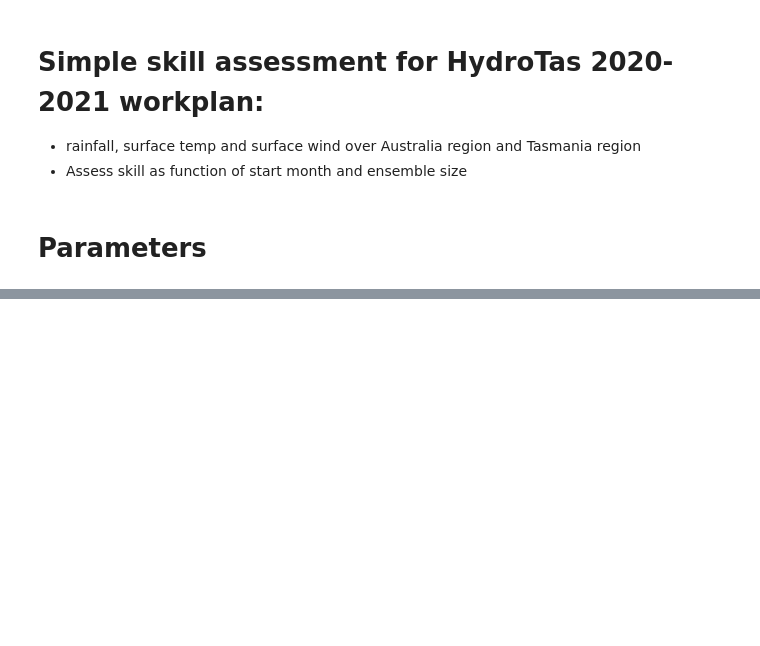
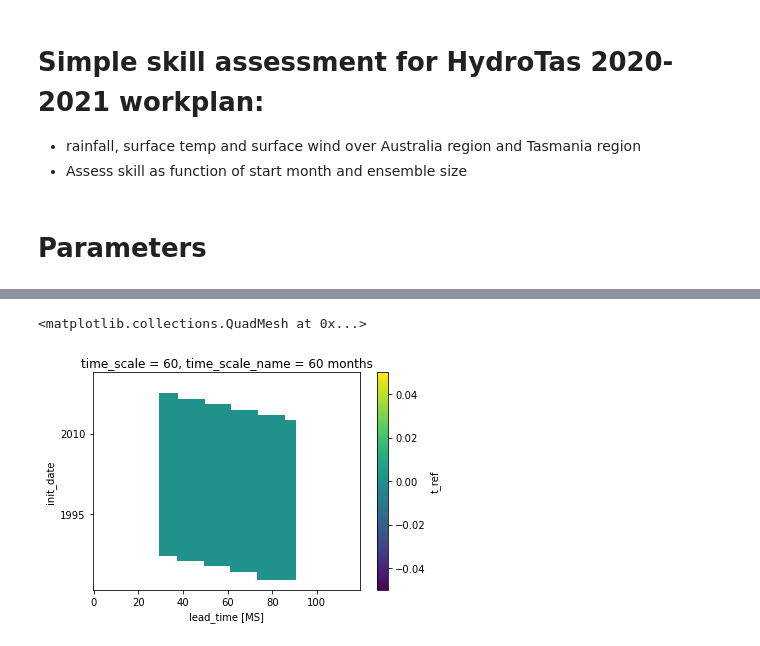
Before and after one commit to dougiesquire/hydro_tasmania, a Jupyter notebook: 2020/1.0_assess_skill.ipynb, the cells around one changed output, grey strips where cells are left out. Saved outputs shown, nothing was run; the diff lists cells and outputs as text; code cells hidden in the pictures; blank space fills up the shorter version.

```diff
--- a/2020/1.0_assess_skill.ipynb
+++ b/2020/1.0_assess_skill.ipynb
@@ -49,2 +80,3 @@ def get_climatological_probabilities(obsv, period):
 # %%
 clim_probs_mon = get_climatological_probabilities(obsv_mon, CLIM_PERIOD)
+clim_mean_mon = 0 * clim_probs_mon.mean('ensemble')
@@ -50,0 +102,6 @@ clim_probs_mon = get_climatological_probabilities(obsv_mon, CLIM_PERIOD)
+# %%
+fb = my.mask_time_period(clim_mean_mon['t_ref'], TEST_PERIOD).isel(time_scale=5)
+fb.plot()
+# %% [output]
+<matplotlib.collections.QuadMesh at 0x...>
+[figure, added]
```
Also changed, not shown: parts of 25 cells of this notebook, 1 other file.
